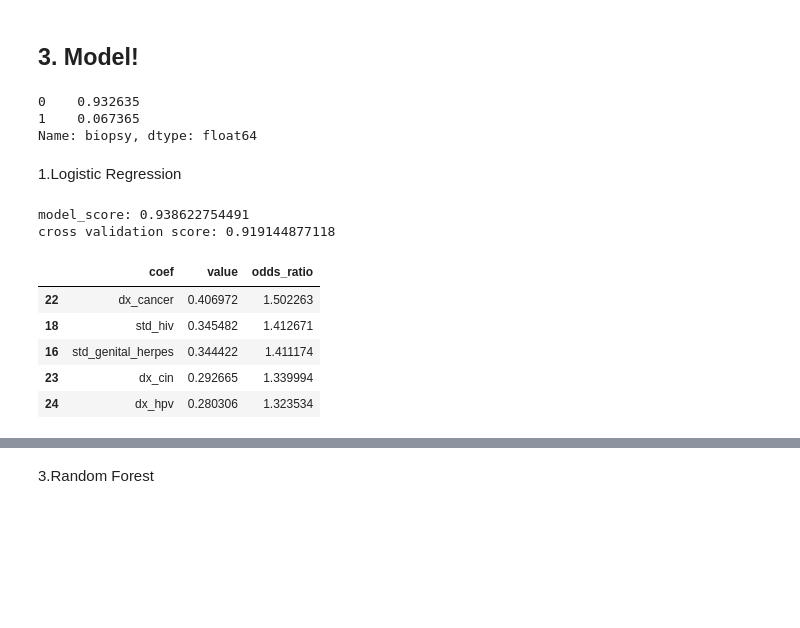
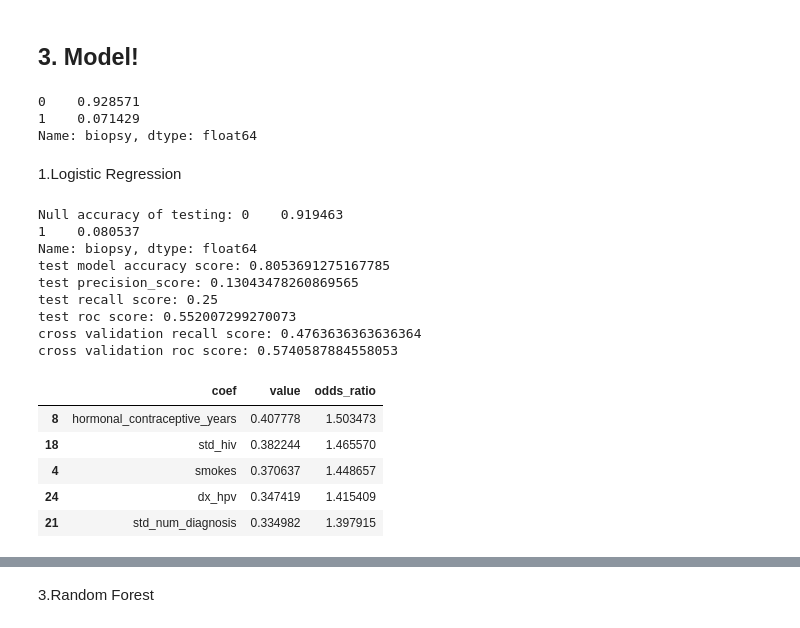
Before and after one commit to lingchiao/DS-SF-42, a Jupyter notebook: final_project/Final Project.ipynb, the cells around one changed output, grey strips where cells are left out. Cells and saved outputs as stored; diff of their text form; code cells hidden in the pictures; blank space fills up the shorter version.

```diff
--- a/final_project/Final Project.ipynb
+++ b/final_project/Final Project.ipynb
@@ -126,8 +129,8 @@ for number in missing_values:
 print zip(missing_values,count)
 plt.plot(missing_values,count)
 
-df = df[df.isnull().sum(axis=1) < 1]
-df
+df = df[df.isnull().sum(axis=1) <= 3]
+df.head()
 # %% [output]
 [(0, 668), (1, 723), (2, 728), (3, 742), (4, 751), (5, 752), (6, 752), (7, 753), (8, 753), (9, 753), (10, 753), (11, 753), (12, 757), (13, 757), (14, 760), (15, 763), (16, 838), (17, 853), (18, 855),  ...
 |  | age | sexual_partners | first_sexual_intercourse | num_pregnancies | smokes | smoke_years | ... |
@@ -276,12 +267,13 @@ for col in plot_cols:
 # %%
 X = df.drop(['hinselmann', 'schiller', 'citology', 'biopsy'], axis=1)
 Y = df['biopsy']
-# %%
-Y.value_counts(normalize=True)
-
-#no dropping any rows. NUll Accuracy is .9358
-#drop anything > 3 NAs. NULL accuracy is .9285
-# %% [output]
-0    0.932635
-1    0.067365
-Name: biopsy, dtype: float64
+# %%
+Y.value_counts(normalize=True)
+
+#Null accruacy is 92.8% (if scored everyone a 0)
+#if scored everyone a 0, Recall would be 0 (the most false negatives possible)
+#want to Recall to be 1 (Recall 1 would mean no false negatives)
+# %% [output]
+0    0.928571
+1    0.071429
+Name: biopsy, dtype: float64
@@ -288,2 +283,31 @@ Name: biopsy, dtype: float64
 # %% [markdown]
 1.Logistic Regression
+# %%
+#Logistic Regression Model
+scaler = StandardScaler()
+X_scaled = scaler.fit_transform(X)
+X_train_scaled, X_test_scaled, y_train_scaled, y_test_scaled = train_test_split(X_scaled, Y,
+                                                   test_size = 0.2)
+log = linear_model.LogisticRegression(class_weight='balanced')
+log.fit(X_train_scaled, y_train_scaled)
+preds = log.predict(X_test_scaled)
+preds_proba = log.predict_proba(X_test_scaled)
+
+
+print 'Null accuracy of testing:', y_test_scaled.value_counts(normalize=True)
+print 'test model accuracy score:', log.score(X_test_scaled,y_test_scaled)
+print 'test precision_score:', precision_score(y_test_scaled, preds)
+print 'test recall score:', recall_score(y_test_scaled, preds)
+print 'test roc score:', roc_auc_score(y_test_scaled, preds)
+print 'cross validation recall score:', cross_val_score(log, X_scaled, Y, cv = 5, scoring = 'recall').mean()
+print 'cross validation roc score:', cross_val_score(log, X_scaled, Y, cv = 5, scoring = 'roc_auc').mean()
+# %% [output]
+Null accuracy of testing: 0    0.919463
+1    0.080537
+Name: biopsy, dtype: float64
+test model accuracy score: 0.8053691275167785
+test precision_score: 0.13043478260869565
+test recall score: 0.25
+test roc score: 0.552007299270073
+cross validation recall score: 0.4763636363636364
+cross validation roc score: 0.5740587884558053
@@ -290,27 +316,13 @@ Name: biopsy, dtype: float64
 # %%
-#Logistic Regression Model
-scaler = StandardScaler()
-X_scaled = scaler.fit_transform(X)
-
-log = linear_model.LogisticRegression()
-log.fit(X_scaled,Y)
-print 'model_score:', log.score(X_scaled,Y)
-log_cv_scores = cross_val_score(log, X, Y, cv = 5, scoring = 'accuracy')
-print 'cross validation score:', log_cv_scores.mean()
-
-#log.predict(X)
-
 #interpret the coefficients
 coef = pd.DataFrame(zip(X.columns, np.transpose(log.coef_[0])), columns = ['coef', 'value'])
 coef['odds_ratio'] = np.e**(coef['value'])
 coef.sort_values('odds_ratio', ascending=False).head()
 # %% [output]
-model_score: 0.938622754491
-cross validation score: 0.919144877118
 |  | coef | value | odds_ratio |
-| 22 | dx_cancer | 0.406972 | 1.502263 |
-| 18 | std_hiv | 0.345482 | 1.412671 |
-| 16 | std_genital_herpes | 0.344422 | 1.411174 |
-| 23 | dx_cin | 0.292665 | 1.339994 |
-| 24 | dx_hpv | 0.280306 | 1.323534 |
+| 8 | hormonal_contraceptive_years | 0.407778 | 1.503473 |
+| 18 | std_hiv | 0.382244 | 1.465570 |
+| 4 | smokes | 0.370637 | 1.448657 |
+| 24 | dx_hpv | 0.347419 | 1.415409 |
+| 21 | std_num_diagnosis | 0.334982 | 1.397915 |
 # %%
```
Also changed, not shown: parts of 55 cells of this notebook, 2 other files.
